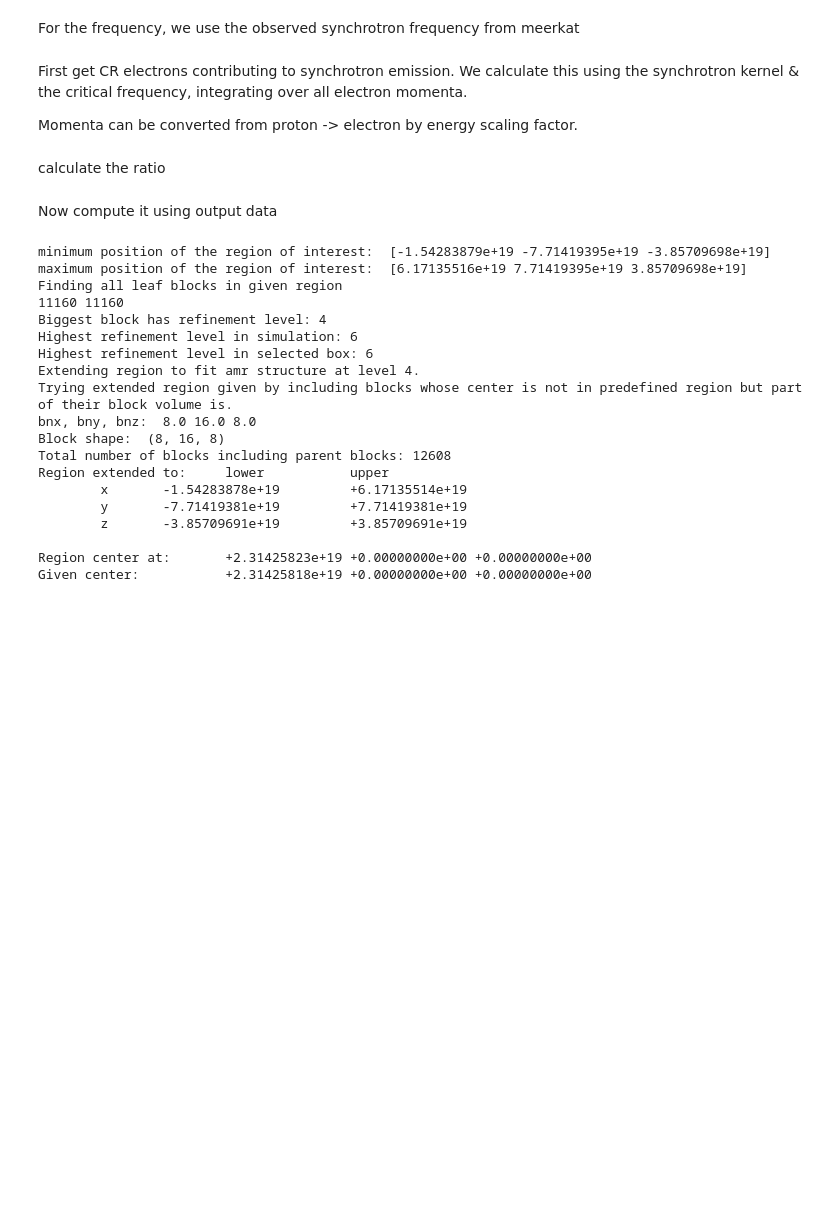
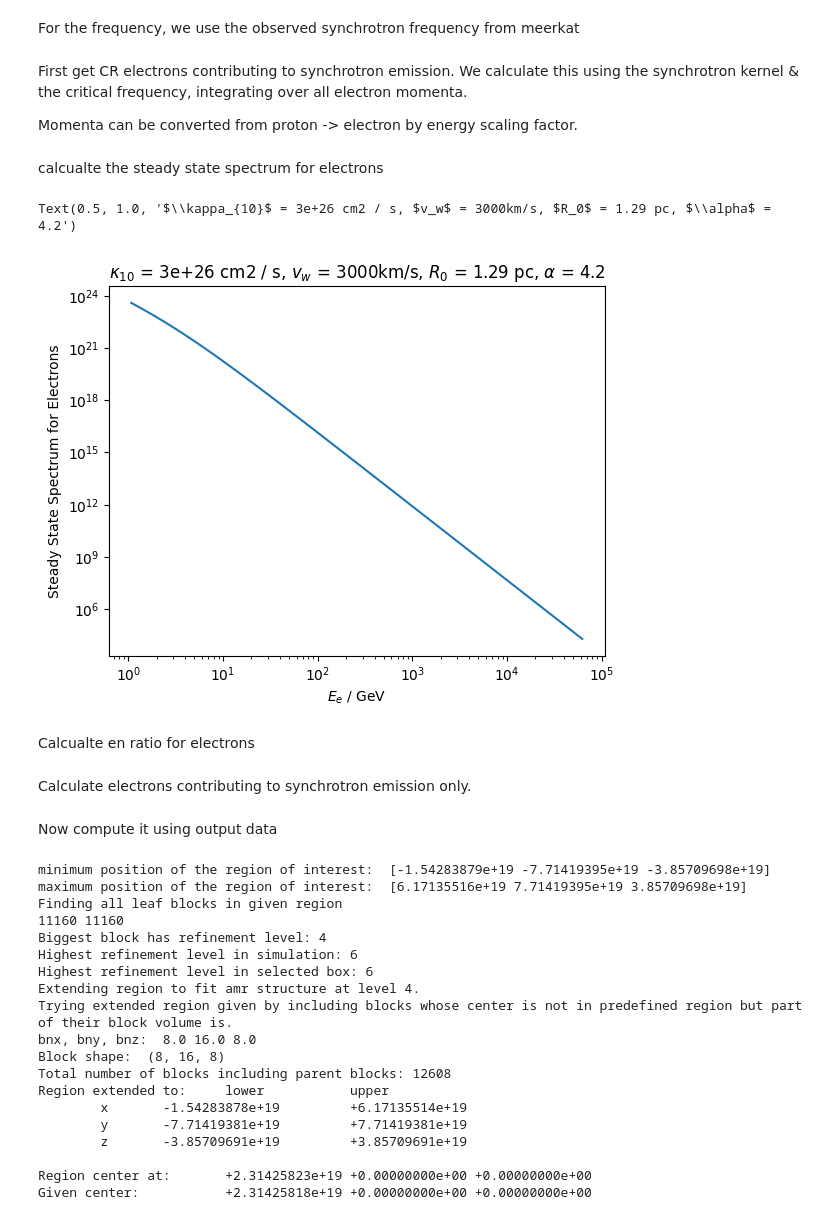
Before and after one commit to kwat0308/crbowshock_analysis_tools, a Jupyter notebook: calculate_CR_properties/notebooks/get_synch_emissivity.ipynb, the cells around one changed output. Drawn from its saved outputs; the diff is of its cells as text; code cells hidden in the pictures; blank space fills up the shorter version.

```diff
--- a/calculate_CR_properties/notebooks/get_synch_emissivity.ipynb
+++ b/calculate_CR_properties/notebooks/get_synch_emissivity.ipynb
@@ -89,5 +92,3 @@ def ekin(p, m=const.m_p.cgs):
 def pele(pprot):
     '''secondary electron momentum from pion loss as function of proton momentum'''
     return (np.sqrt((ekin(pprot) / 16 + me*c**2)**2 - me**2*c**4) / c).to(u.cm * u.g / u.s)
-# %% [markdown]
-calculate the ratio
@@ -96,0 +95,24 @@ pele_grid = pele(pprot_grid)
+# %% [markdown]
+calcualte the steady state spectrum for electrons
+# %%
+pprot_grid = (10.0**log10_pprot_grid * (u.cm * u.g / u.s))
+pele_grid = pele(pprot_grid)
+pele_grid = pele_grid[ekin(pele_grid, m=me) > 1 * u.GeV]  # get only GeV electrons
+
+# interpolate over momentum only
+f_steady_state = CubicSpline(y=steady_state_mom_grid, x=pprot_grid.cgs.value, axis=0)
+steady_state_ele_grid = f_steady_state(pele_grid)
+
+rho0_test = 2e-25
+vwind_test = 3000
+alpha_inj_test  = 4.2
+
+plt.loglog(ekin(pele_grid), steady_state_ele_grid[:,np.digitize(alpha_inj_test, alpha_inj_grid, right=True), np.digitize(np.log10(vwind_test), log10_vel_grid, right=True), np.digitize(np.log10(rho0_test), log10_dens_grid, right=True)])
+plt.xlabel("$E_e$ / GeV")
+plt.ylabel("Steady State Spectrum for Electrons")
+plt.title(rf"$\kappa_{{10}}$ = {kappa_10:.0e}, $v_w$ = {vwind_test:.0f}km/s, $R_0$ = {R0:.2f}, $\alpha$ = {alpha_inj_test:.1f}")
+# %% [output]
+Text(0.5, 1.0, '$\\kappa_{10}$ = 3e+26 cm2 / s, $v_w$ = 3000km/s, $R_0$ = 1.29 pc, $\\alpha$ = 4.2')
+[figure, added]
+# %% [markdown]
+Calcualte en ratio for electrons
@@ -97,3 +124,5 @@ pele_grid = pele(pprot_grid)
+# %% [markdown]
+Calculate electrons contributing to synchrotron emission only.
 # %%
 Blos_interp_grid = np.logspace(-10, -4, 100) * u.G
 
```
Also changed, not shown: parts of 17 cells of this notebook, 2 other files.
